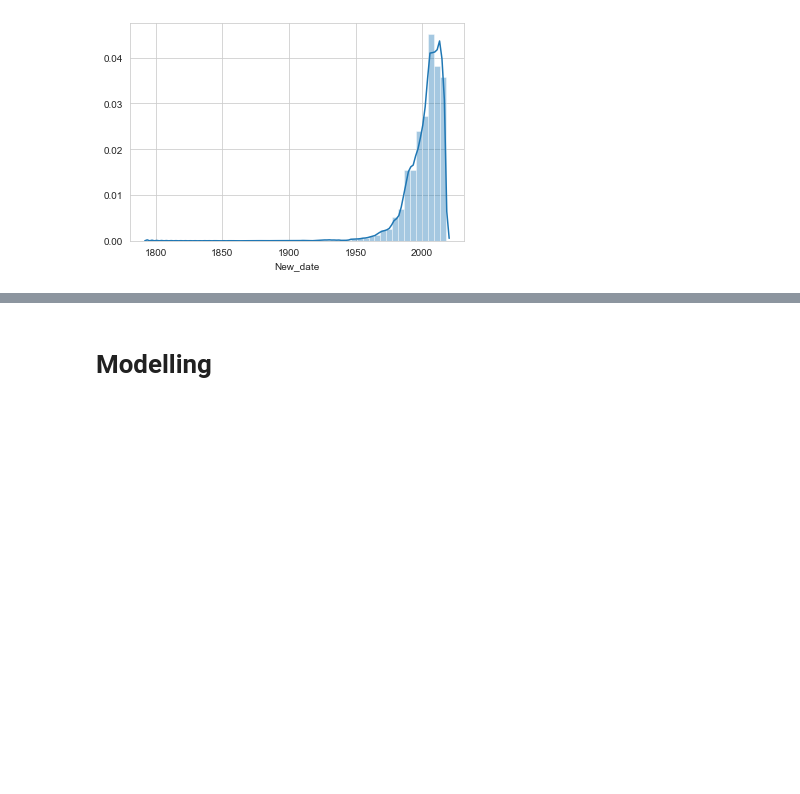
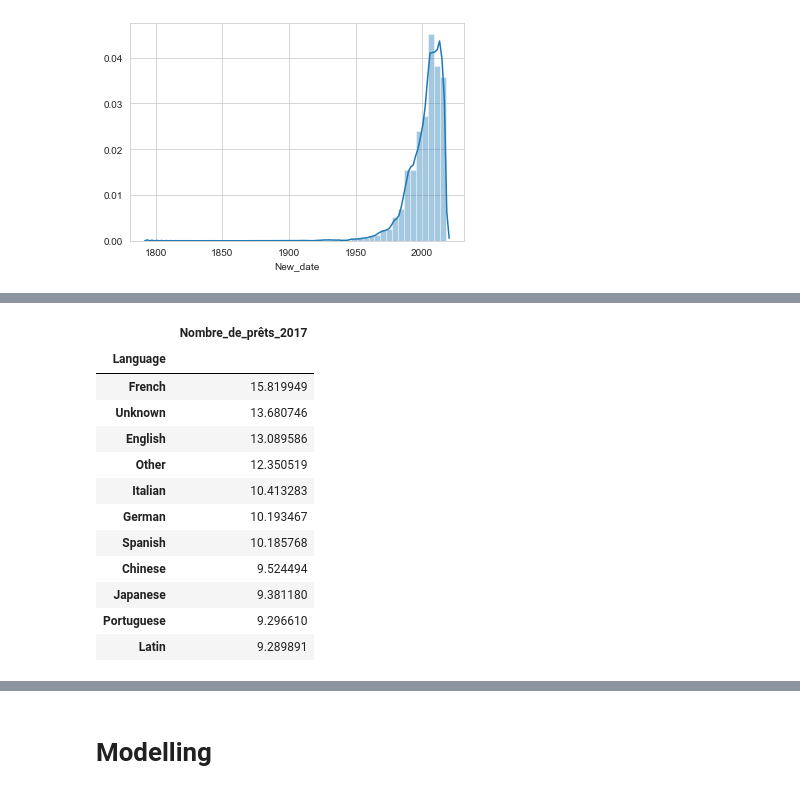
Before and after one commit to srosamont/Projects_Ironhack, a Jupyter notebook: Book_loan/Book_Loan_Cleaning.ipynb, the cells around one changed output, grey strips where cells are left out. Cells and saved outputs as stored; diff of their text form; code cells hidden in the pictures; blank space fills up the shorter version.

Commit message:
Cleaning Language

```diff
--- a/Book_loan/Book_Loan_Cleaning.ipynb
+++ b/Book_loan/Book_Loan_Cleaning.ipynb
@@ -1342,4 +1389,4 @@ dataBook['Language']=GroupOther3('Langue')
 # %%
-dataBook.Language=dataBook['Language'].str.replace('sans','Unknown')
-dataBook.Language=dataBook['Language'].str.replace('Unknown','Other')
+dataBook.Language=dataBook['Language'].str.replace('sans','Other')
+dataBook.Language=dataBook['Language'].str.replace('langue indéterminée','Unknown')
 dataBook.Language=dataBook['Language'].str.replace('multilingue','Other')
@@ -1349,0 +1412,15 @@ dataBook['Language'].isna().sum()
+# %%
+#Rename categories in English
+dct_lang={'français': 'French',
+ 'anglais': 'English',
+ 'Unknown': 'Unknown',
+ 'Other': 'Other',
+ 'allemand': 'German',
+ 'italien': 'Italian',
+ 'espagnol': 'Spanish',
+ 'chinois': 'Chinese',
+ 'latin': 'Latin',
+ 'portugais': 'Portuguese',
+ 'japonais': 'Japanese'}
+# %%
+dataBook['Language']=dataBook['Language'].map(dct_lang)
@@ -1357,3 +1453,22 @@ dataBook.groupby('Language')["Nombre_de_prêts_2017"].agg('sum').sort_values(asc
+# %%
+df=pd.DataFrame(dataBook.groupby('Language')["Nombre_de_prêts_2017"].agg('sum').sort_values(ascending=False))
+df.Nombre_de_prêts_2017=np.log(df.Nombre_de_prêts_2017)
+# %%
+df
+# %% [output]
+|  | Nombre_de_prêts_2017 |
+| Language |  |
+| French | 15.819949 |
+| Unknown | 13.680746 |
+| English | 13.089586 |
+| Other | 12.350519 |
+| Italian | 10.413283 |
+| German | 10.193467 |
+| Spanish | 10.185768 |
+| Chinese | 9.524494 |
+| Japanese | 9.381180 |
+| Portuguese | 9.296610 |
+| Latin | 9.289891 |
 # %%
 #dataBook['Edition'].value_counts()
 # %%
```
Also changed, not shown: parts of 33 cells of this notebook.
